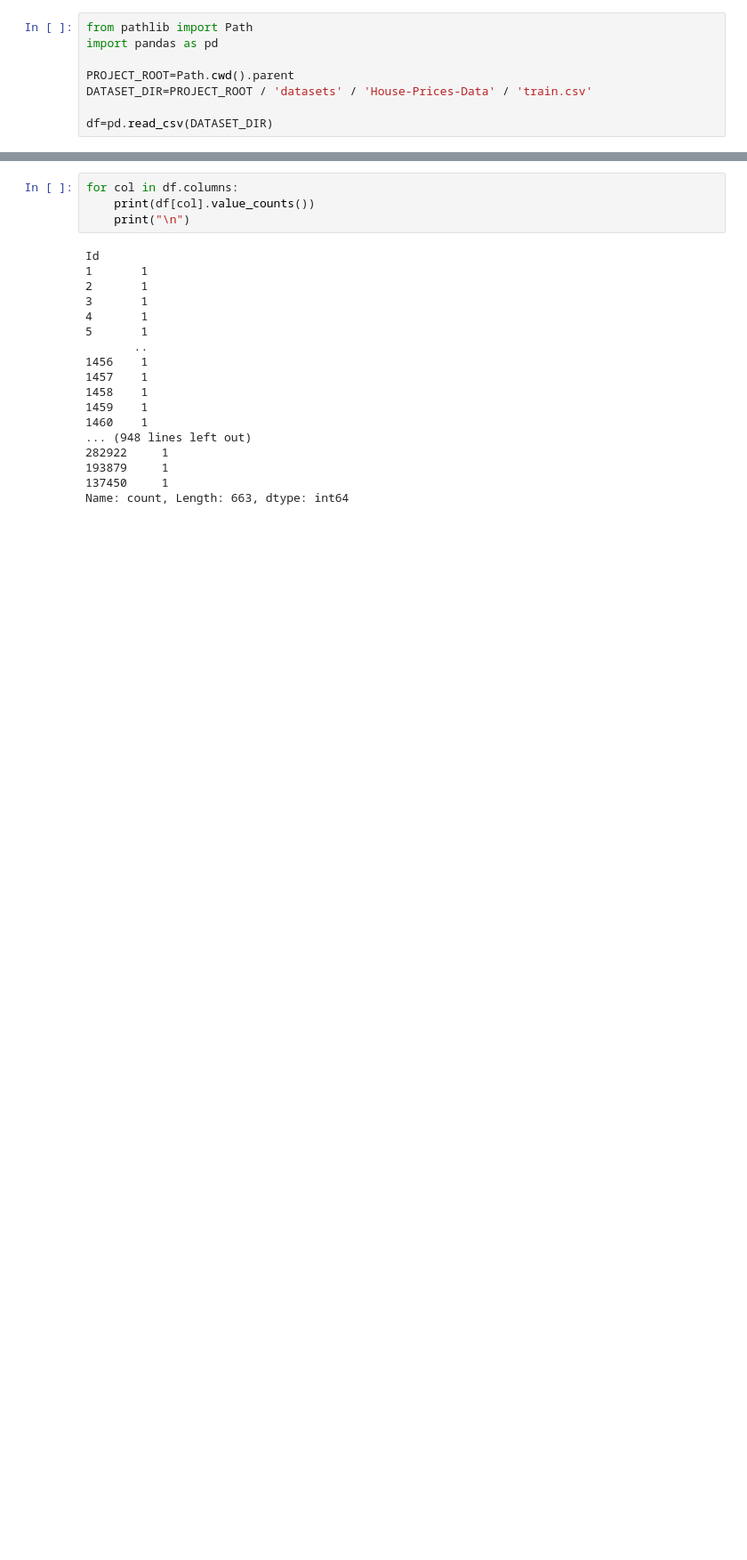
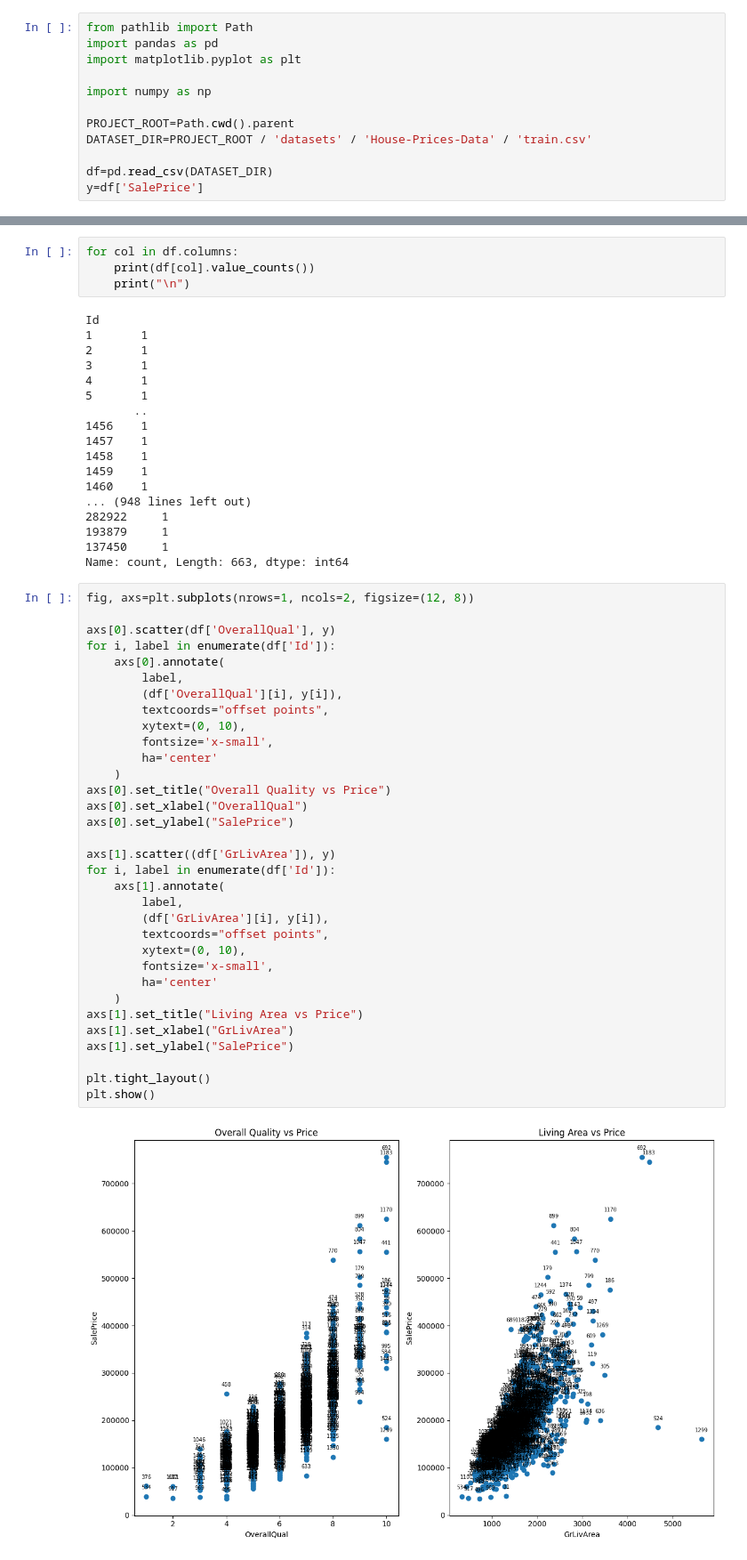
Before and after one commit to Saksham-mb/house-price-pipeline, a Jupyter notebook: notebooks/1_EDA.ipynb, the cells around one changed output, grey strips where cells are left out. Shown at 89% size. Drawn from its saved outputs; the diff is of its cells as text; blank space fills up the shorter version.

```diff
--- a/notebooks/1_EDA.ipynb
+++ b/notebooks/1_EDA.ipynb
@@ -1,11 +1,15 @@
 # %%
 from pathlib import Path
 import pandas as pd
+import matplotlib.pyplot as plt
+
+import numpy as np
 
 PROJECT_ROOT=Path.cwd().parent
 DATASET_DIR=PROJECT_ROOT / 'datasets' / 'House-Prices-Data' / 'train.csv'
 
 df=pd.read_csv(DATASET_DIR)
+y=df['SalePrice']
 # %%
 df.sample(10)
 # %% [output]
@@ -63,3 +67,38 @@ Id
 193879     1
 137450     1
 Name: count, Length: 663, dtype: int64
+# %%
+fig, axs=plt.subplots(nrows=1, ncols=2, figsize=(12, 8))
+
+axs[0].scatter(df['OverallQual'], y)
+for i, label in enumerate(df['Id']):
+    axs[0].annotate(
+        label,
+        (df['OverallQual'][i], y[i]),
+        textcoords="offset points",
+        xytext=(0, 10),
+        fontsize='x-small',
+        ha='center'
+    )
+axs[0].set_title("Overall Quality vs Price")
+axs[0].set_xlabel("OverallQual")
+axs[0].set_ylabel("SalePrice")
+
+axs[1].scatter((df['GrLivArea']), y)
+for i, label in enumerate(df['Id']):
+    axs[1].annotate(
+        label,
+        (df['GrLivArea'][i], y[i]),
+        textcoords="offset points",
+        xytext=(0, 10),
+        fontsize='x-small',
+        ha='center'
+    )
+axs[1].set_title("Living Area vs Price")
+axs[1].set_xlabel("GrLivArea")
+axs[1].set_ylabel("SalePrice")
+
+plt.tight_layout()
+plt.show()
+# %% [output]
+[figure, added]
```
Also changed, not shown: parts of 6 cells of this notebook, 5 other files.
